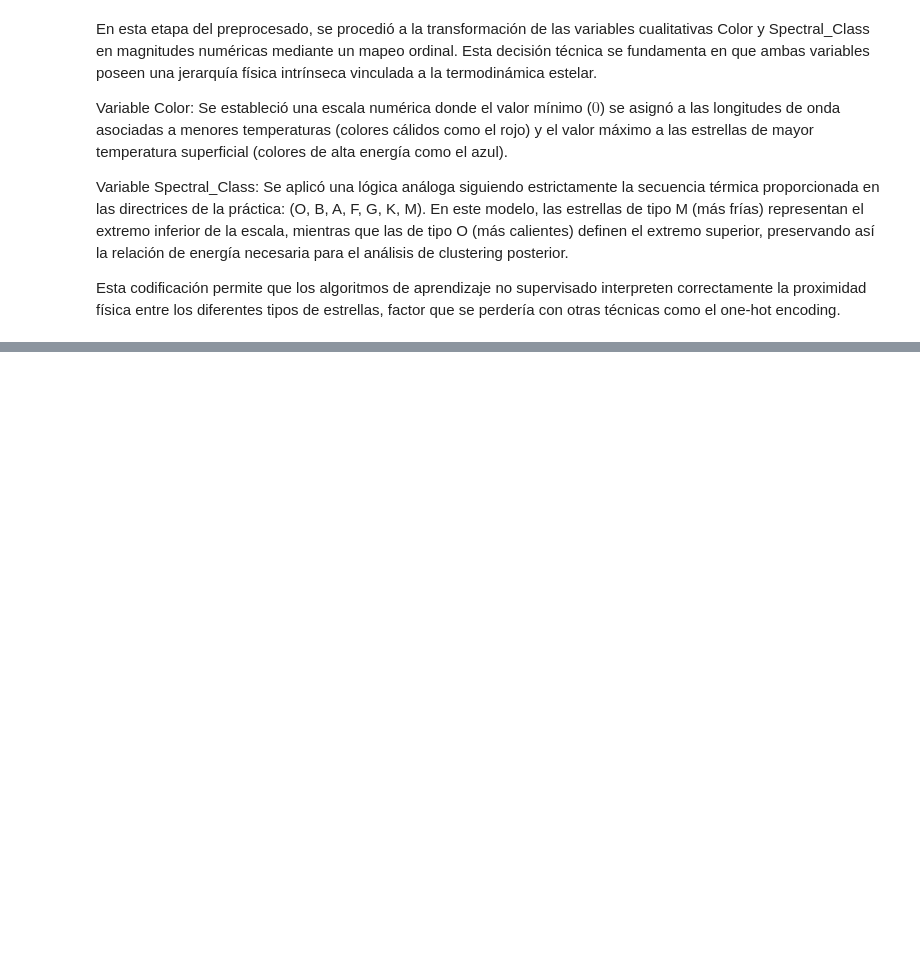
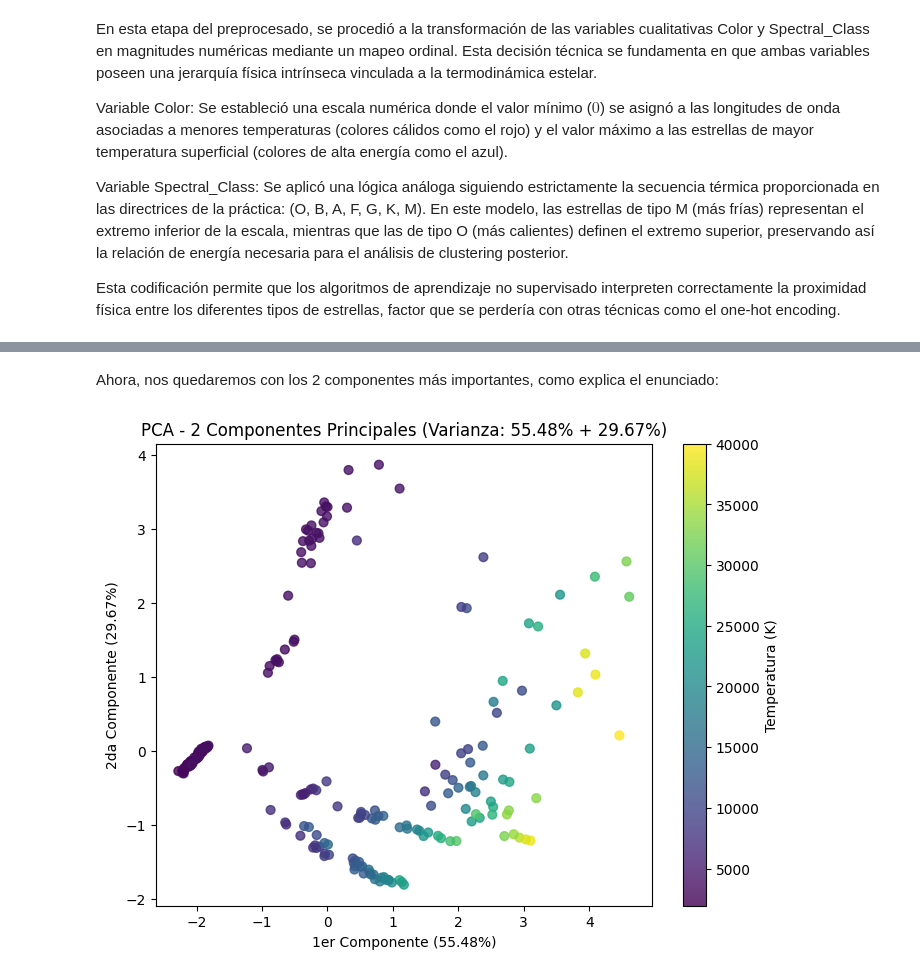
Before and after one commit to 100522128/g81_P2_03_Aprendizaje_Automatico, a Jupyter notebook: notebook.ipynb, the cells around one changed output, grey strips where cells are left out. Drawn from its saved outputs; the diff is of its cells as text; code cells hidden in the pictures; blank space fills up the shorter version.

```diff
--- a/notebook.ipynb
+++ b/notebook.ipynb
@@ -183,0 +222,24 @@ def transformar_ordinales(X_in):
+# %% [markdown]
+Ahora, nos quedaremos con los 2 componentes más importantes, como explica el enunciado:
+# %%
+# Creamos el Pipeline de PCA
+pipeline_pca = Pipeline([
+    ('limpieza_ordinal', paso_ordinal),
+    ('escalador', StandardScaler()),
+    ('pca', PCA(n_components=2))
+])
+
+# Ajustar y transformar
+X_pca = pipeline_pca.fit_transform(df)
+pca = pipeline_pca.named_steps['pca']
+
+# Visualizar
+plt.figure(figsize=(8, 6))
+plt.scatter(X_pca[:, 0], X_pca[:, 1], c=df['Temperature'], s=40, cmap='viridis', alpha=0.8)
+plt.title('PCA - 2 Componentes Principales (Varianza: {:.2%} + {:.2%})'.format(explained_variance[0], explained_variance[1]))
+plt.xlabel('1er Componente ({:.2%})'.format(explained_variance[0]))
+plt.ylabel('2da Componente ({:.2%})'.format(explained_variance[1]))
+plt.colorbar(label='Temperatura (K)')
+plt.show()
+# %% [output]
+[figure, added]
```
Also changed, not shown: parts of 8 cells of this notebook.
